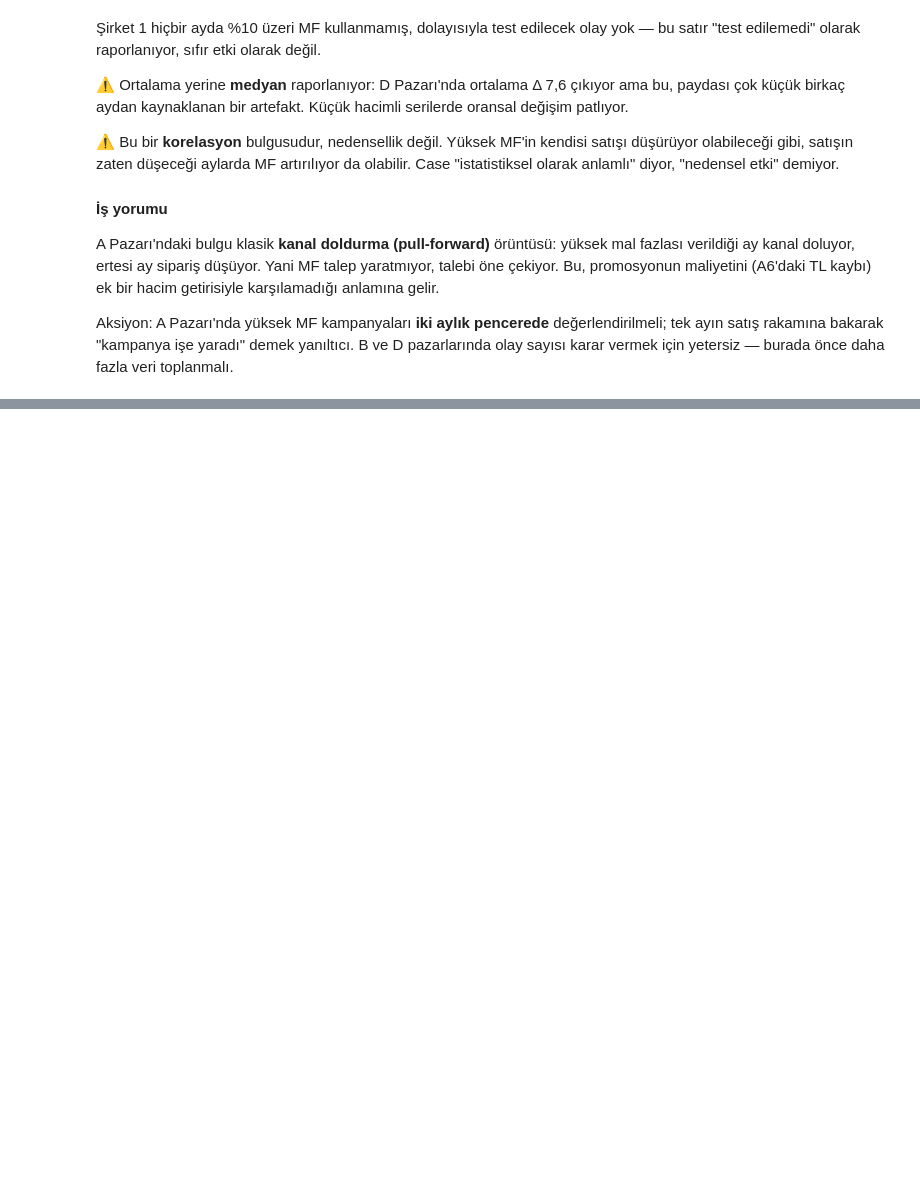
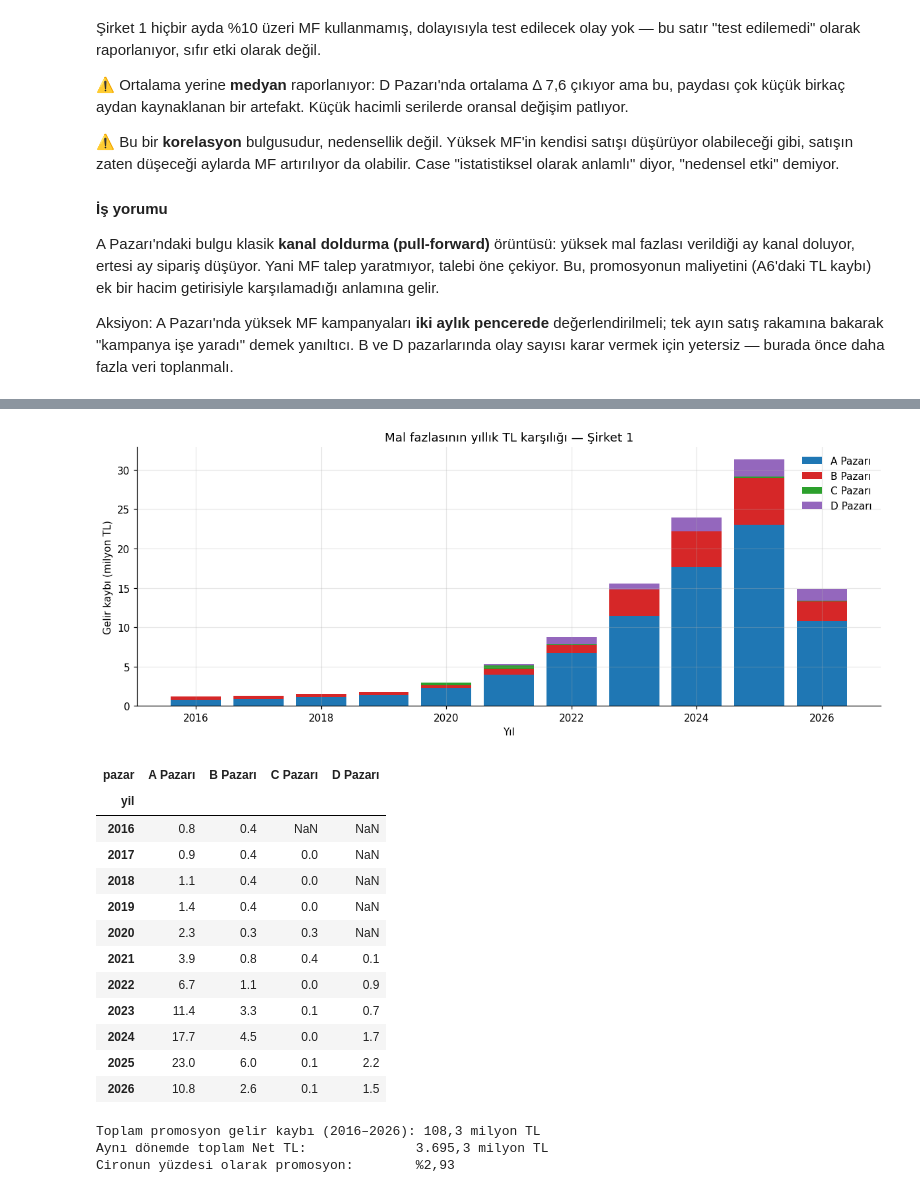
Before and after one commit to berkincetin/rag-demo, a Jupyter notebook: notebooks/analiz.ipynb, the cells around one changed output, grey strips where cells are left out. Saved outputs shown, nothing was run; the diff lists cells and outputs as text; code cells hidden in the pictures; blank space fills up the shorter version.

```diff
--- a/notebooks/analiz.ipynb
+++ b/notebooks/analiz.ipynb
@@ -663,0 +843,46 @@ toplanmalı.
+# %%
+# Promosyonun TL karşılığı: bedava verilen kutular × birim fiyat.
+kayip = promosyon_gelir_kaybi(s1_fiyat)
+yillik_kayip = kayip.groupby(["yil", "pazar"], observed=True).gelir_kaybi_tl.sum().unstack() / 1e6
+
+fig, eksen = plt.subplots(figsize=(11, 4.5))
+alt = np.zeros(len(yillik_kayip))
+for pazar in PAZARLAR:
+    if pazar in yillik_kayip.columns:
+        deger = yillik_kayip[pazar].fillna(0.0).to_numpy()
+        eksen.bar(yillik_kayip.index, deger, bottom=alt, label=pazar, color=PAZAR_RENKLERI[pazar])
+        alt = alt + deger
+eksen.set_ylabel("Gelir kaybı (milyon TL)")
+eksen.set_xlabel("Yıl")
+eksen.set_title("Mal fazlasının yıllık TL karşılığı — Şirket 1")
+eksen.legend()
+fig.tight_layout()
+kaydet(fig, "a6_promosyon_maliyeti")
+plt.show()
+
+yillik_kayip.round(1)
+# %% [output]
+[figure, added]
+| pazar | A Pazarı | B Pazarı | C Pazarı | D Pazarı |
+| yil |  |  |  |  |
+| 2016 | 0.8 | 0.4 | NaN | NaN |
+| 2017 | 0.9 | 0.4 | 0.0 | NaN |
+| 2018 | 1.1 | 0.4 | 0.0 | NaN |
+| 2019 | 1.4 | 0.4 | 0.0 | NaN |
+| 2020 | 2.3 | 0.3 | 0.3 | NaN |
+| 2021 | 3.9 | 0.8 | 0.4 | 0.1 |
+| 2022 | 6.7 | 1.1 | 0.0 | 0.9 |
+| 2023 | 11.4 | 3.3 | 0.1 | 0.7 |
+| 2024 | 17.7 | 4.5 | 0.0 | 1.7 |
+| 2025 | 23.0 | 6.0 | 0.1 | 2.2 |
+| 2026 | 10.8 | 2.6 | 0.1 | 1.5 |
+# %%
+toplam_kayip = kayip.gelir_kaybi_tl.sum()
+toplam_ciro = s1_fiyat.net_tl.sum()
+print(f"Toplam promosyon gelir kaybı (2016–2026): {tr_sayi(toplam_kayip / 1e6, 1)} milyon TL")
+print(f"Aynı dönemde toplam Net TL:              {tr_sayi(toplam_ciro / 1e6, 1)} milyon TL")
+print(f"Cironun yüzdesi olarak promosyon:        %{tr_sayi(100 * toplam_kayip / toplam_ciro, 2)}")
+# %% [output]
+Toplam promosyon gelir kaybı (2016–2026): 108,3 milyon TL
+Aynı dönemde toplam Net TL:              3.695,3 milyon TL
+Cironun yüzdesi olarak promosyon:        %2,93
```
Also changed, not shown: parts of 10 cells of this notebook.
